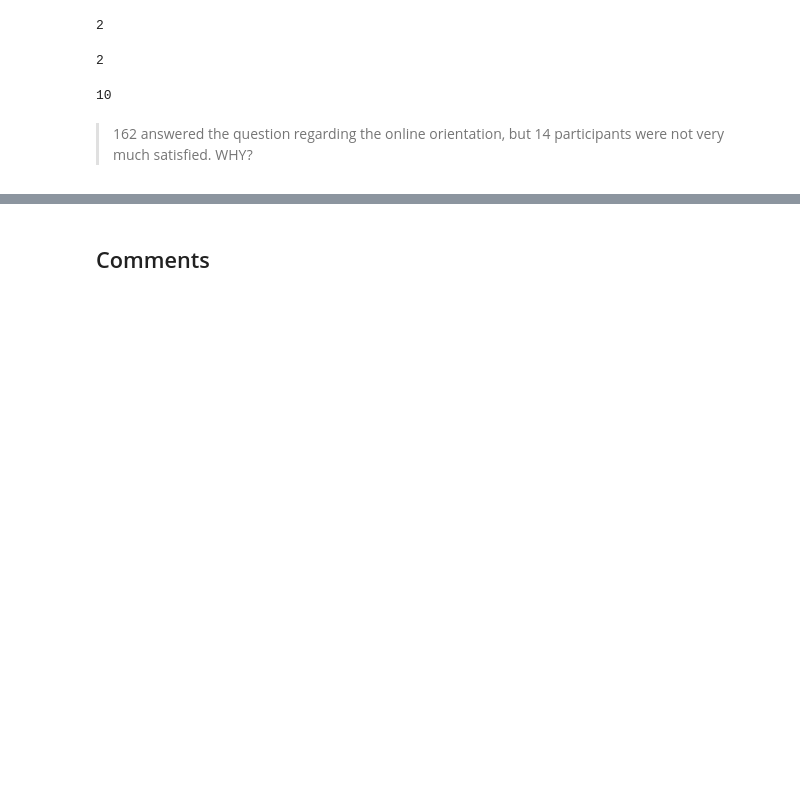
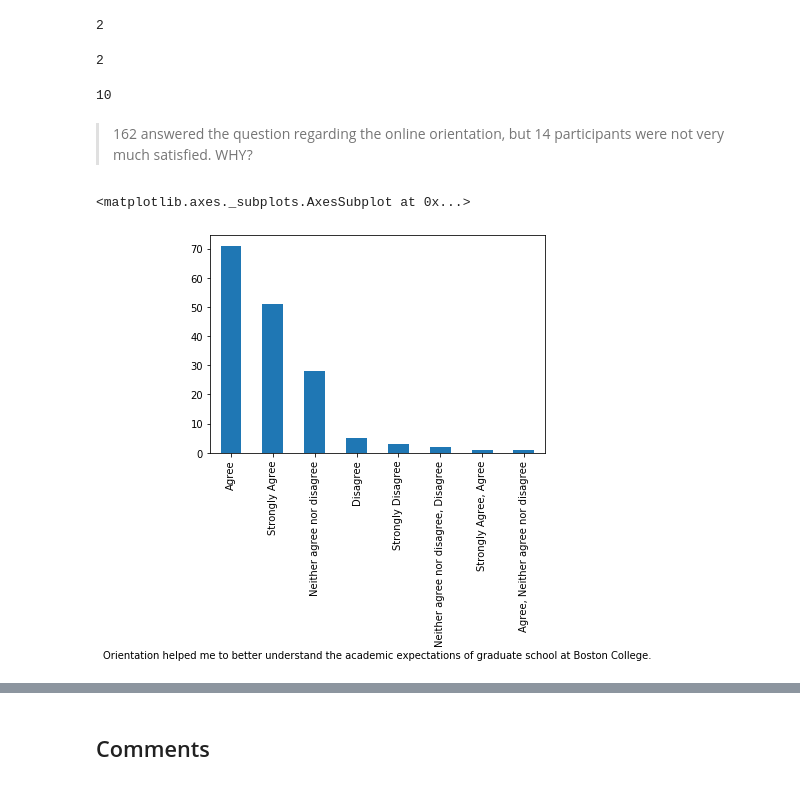
Before and after one commit to sherrytp/Notebooks, a Jupyter notebook: OrientationProject.ipynb, the cells around one changed output, grey strips where cells are left out. Drawn from its saved outputs; the diff is of its cells as text; code cells hidden in the pictures; blank space fills up the shorter version.

Commit message:
orientation

```diff
--- a/OrientationProject.ipynb
+++ b/OrientationProject.ipynb
@@ -599,3 +539,9 @@ df["The online orientation registration process was easy, fast, and intuitive."]
 # %% [markdown]
 > 162 answered the question regarding the online orientation, but 14 participants were not very much satisfied.
 WHY?
+# %%
+rating = df.groupby("Orientation helped me to better understand the academic expectations of graduate school at Boston College.")
+rating.size().sort_values(ascending = False).plot.bar()
+# %% [output]
+<matplotlib.axes._subplots.AxesSubplot at 0x...>
+[figure, added]
```
Also changed, not shown: parts of 29 cells of this notebook, 1 other file.
